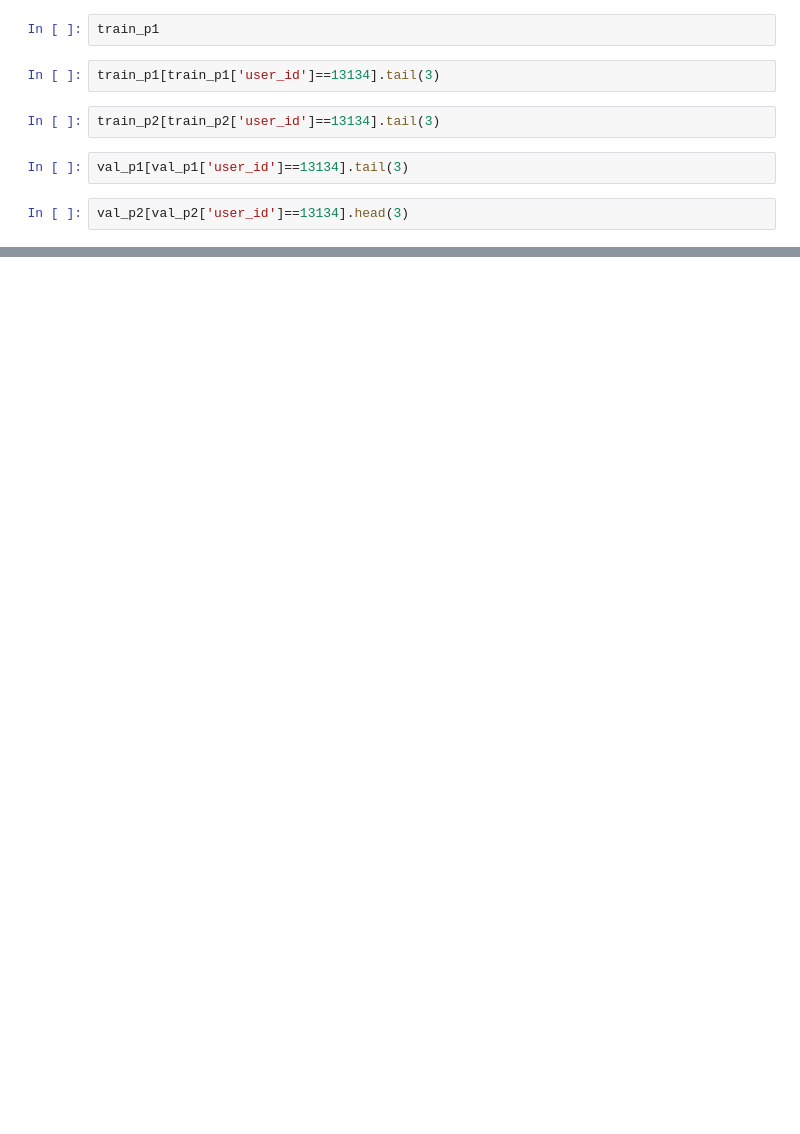
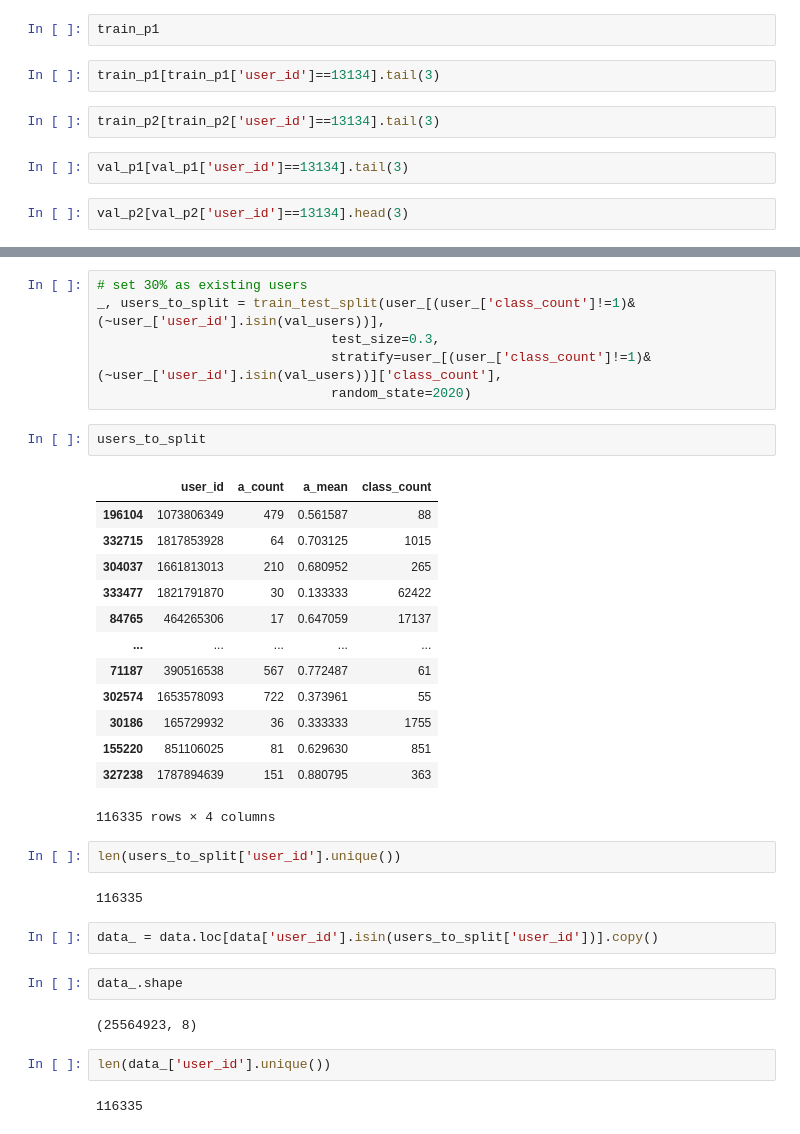
Before and after one commit to vikste/riiid-test-answer-prediction, a Jupyter notebook: riiid-test-answer-prediction-modelling.ipynb, the cells around one changed output, grey strips where cells are left out. Drawn from its saved outputs; the diff is of its cells as text; blank space fills up the shorter version.

```diff
--- a/riiid-test-answer-prediction-modelling.ipynb
+++ b/riiid-test-answer-prediction-modelling.ipynb
@@ -426,0 +512,36 @@ val_p2[val_p2['user_id']==13134].head(3)
+# %%
+# set 30% as existing users
+_, users_to_split = train_test_split(user_[(user_['class_count']!=1)&(~user_['user_id'].isin(val_users))],
+                              test_size=0.3,
+                              stratify=user_[(user_['class_count']!=1)&(~user_['user_id'].isin(val_users))]['class_count'],
+                              random_state=2020)
+# %%
+users_to_split
+# %% [output]
+|  | user_id | a_count | a_mean | class_count |
+| 196104 | 1073806349 | 479 | 0.561587 | 88 |
+| 332715 | 1817853928 | 64 | 0.703125 | 1015 |
+| 304037 | 1661813013 | 210 | 0.680952 | 265 |
+| 333477 | 1821791870 | 30 | 0.133333 | 62422 |
+| 84765 | 464265306 | 17 | 0.647059 | 17137 |
+| ... | ... | ... | ... | ... |
+| 71187 | 390516538 | 567 | 0.772487 | 61 |
+| 302574 | 1653578093 | 722 | 0.373961 | 55 |
+| 30186 | 165729932 | 36 | 0.333333 | 1755 |
+| 155220 | 851106025 | 81 | 0.629630 | 851 |
+| 327238 | 1787894639 | 151 | 0.880795 | 363 |
+116335 rows × 4 columns
+# %%
+len(users_to_split['user_id'].unique())
+# %% [output]
+116335
+# %%
+data_ = data.loc[data['user_id'].isin(users_to_split['user_id'])].copy()
+# %%
+data_.shape
+# %% [output]
+(25564923, 8)
+# %%
+len(data_['user_id'].unique())
+# %% [output]
+116335
```
Also changed, not shown: parts of 101 cells of this notebook, 1 other file.
